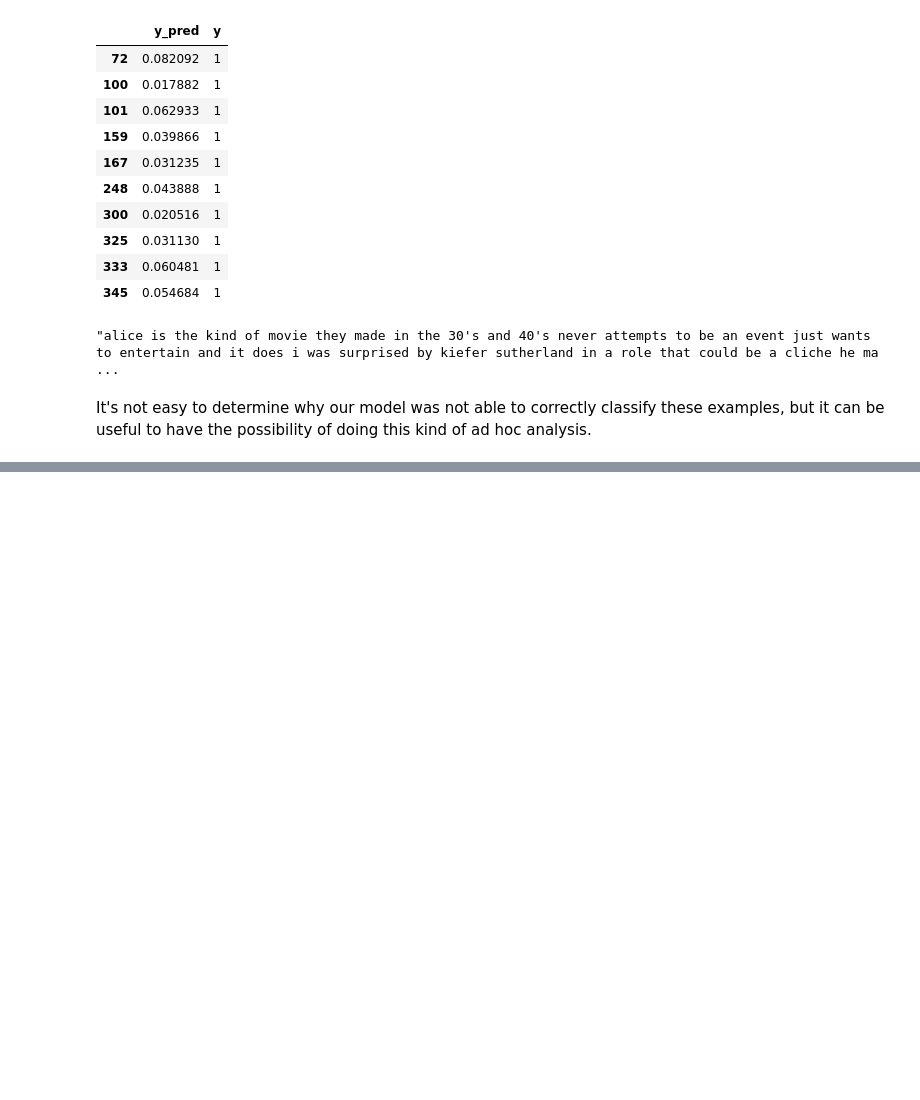
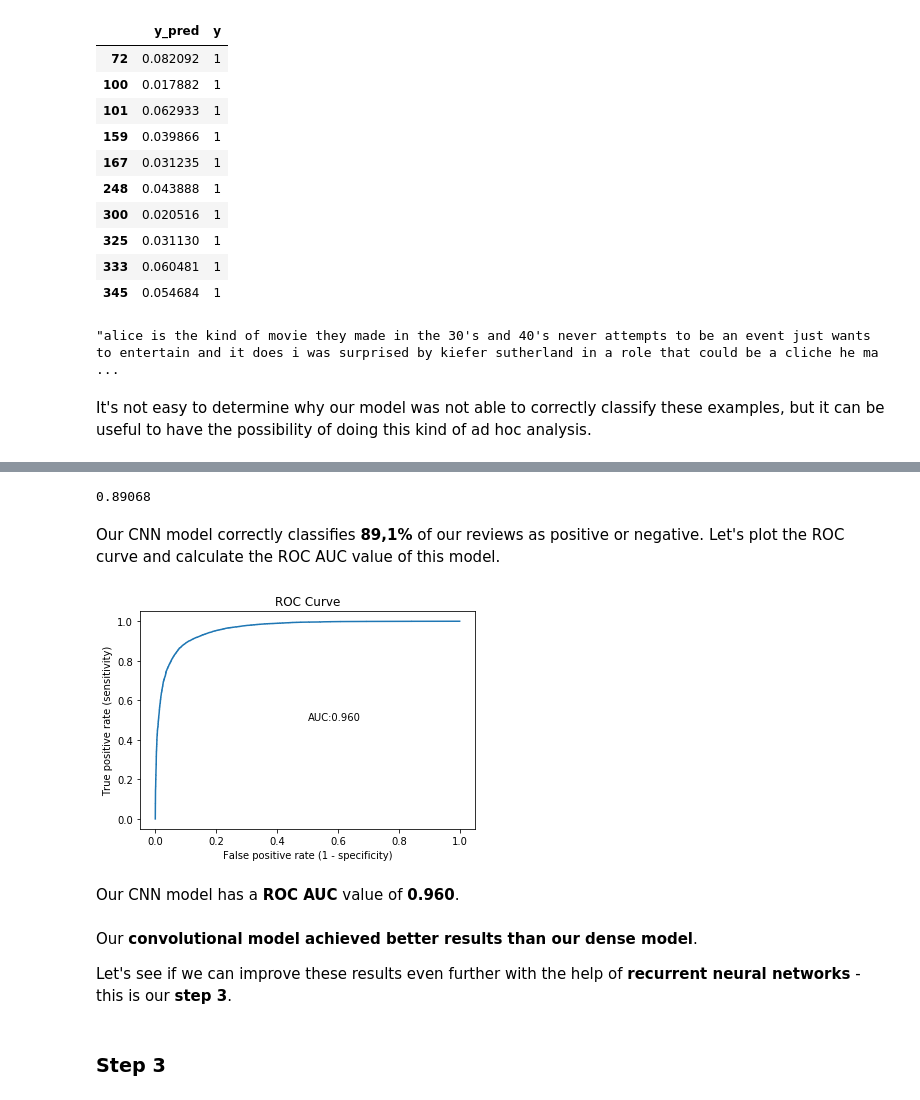
Before and after one commit to j-n-t/natural_language_processing, a Jupyter notebook: Text Classification with Neural Networks.ipynb, the cells around one changed output, grey strips where cells are left out. Cells and saved outputs as stored; diff of their text form; code cells hidden in the pictures; blank space fills up the shorter version.

Commit message:
feat: Create convolutional model

```diff
--- a/Text Classification with Neural Networks.ipynb
+++ b/Text Classification with Neural Networks.ipynb
@@ -443,0 +541,4 @@ It's not easy to determine why our model was not able to correctly classify thes
+# %%
+# callback to save model parameters after each epoch of training
+
+modelcheckpoint = ModelCheckpoint(filepath=output_dir+"/weights.{epoch:02d}.hdf5")
@@ -443,0 +552,5 @@ It's not easy to determine why our model was not able to correctly classify thes
+# %%
+model.fit(x_train, y_train,
+          batch_size=batch_size, epochs=epochs, verbose=1,
+          validation_data=(x_test, y_test),
+          callbacks=[modelcheckpoint])
@@ -443,0 +572,7 @@ It's not easy to determine why our model was not able to correctly classify thes
+# %%
+# load parameters of epoch 3
+
+model.load_weights(output_dir+"/weights.03.hdf5")
+# %%
+predictions = model.predict(x_test)
+predictions[0:3]
@@ -443,0 +612,30 @@ It's not easy to determine why our model was not able to correctly classify thes
+# %%
+# accuracy score
+
+acc_cnn = accuracy_score(y_test, predictions_class)
+print(acc_cnn)
+# %% [output]
+0.89068
+# %% [markdown]
+Our CNN model correctly classifies **89,1%** of our reviews as positive or negative. Let's plot the ROC curve and calculate the ROC AUC value of this model.
+# %%
+fpr, tpr, thresh = roc_curve(y_test, predictions)
+
+area_uc_cnn = auc(fpr, tpr)
+
+plt.figure(figsize=(6,4))
+plt.plot(fpr, tpr)
+plt.xlabel('False positive rate (1 - specificity)')
+plt.ylabel('True positive rate (sensitivity)')
+plt.text(0.5, 0.5, 'AUC:{:.3f}'.format(area_uc_cnn))
+plt.title('ROC Curve');
+# %% [output]
+[figure, added]
+# %% [markdown]
+Our CNN model has a **ROC AUC** value of **0.960**.
+# %% [markdown]
+Our **convolutional model achieved better results than our dense model**.
+
+Let's see if we can improve these results even further with the help of **recurrent neural networks** - this is our **step 3**.
+# %% [markdown]
+### Step 3
```
Also changed, not shown: parts of 29 cells of this notebook.
